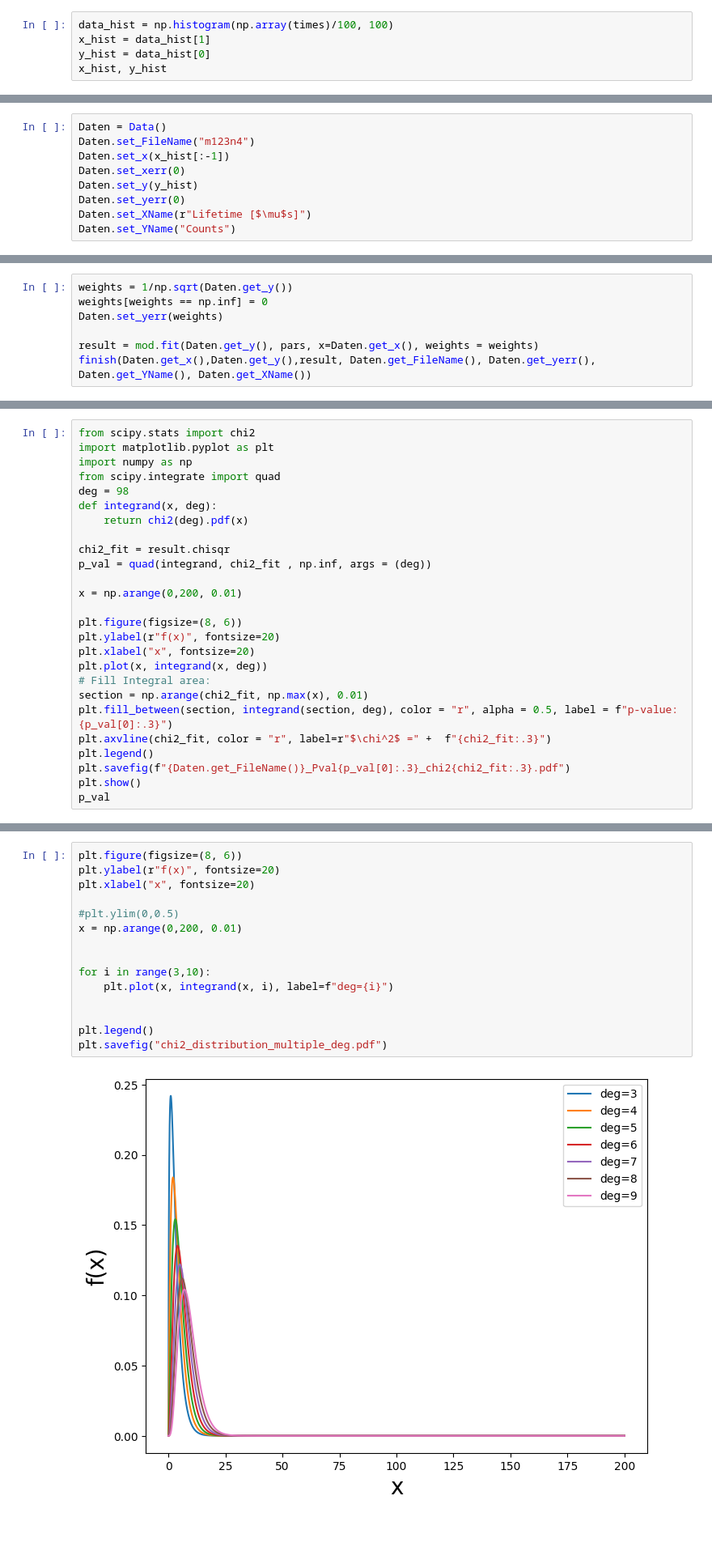
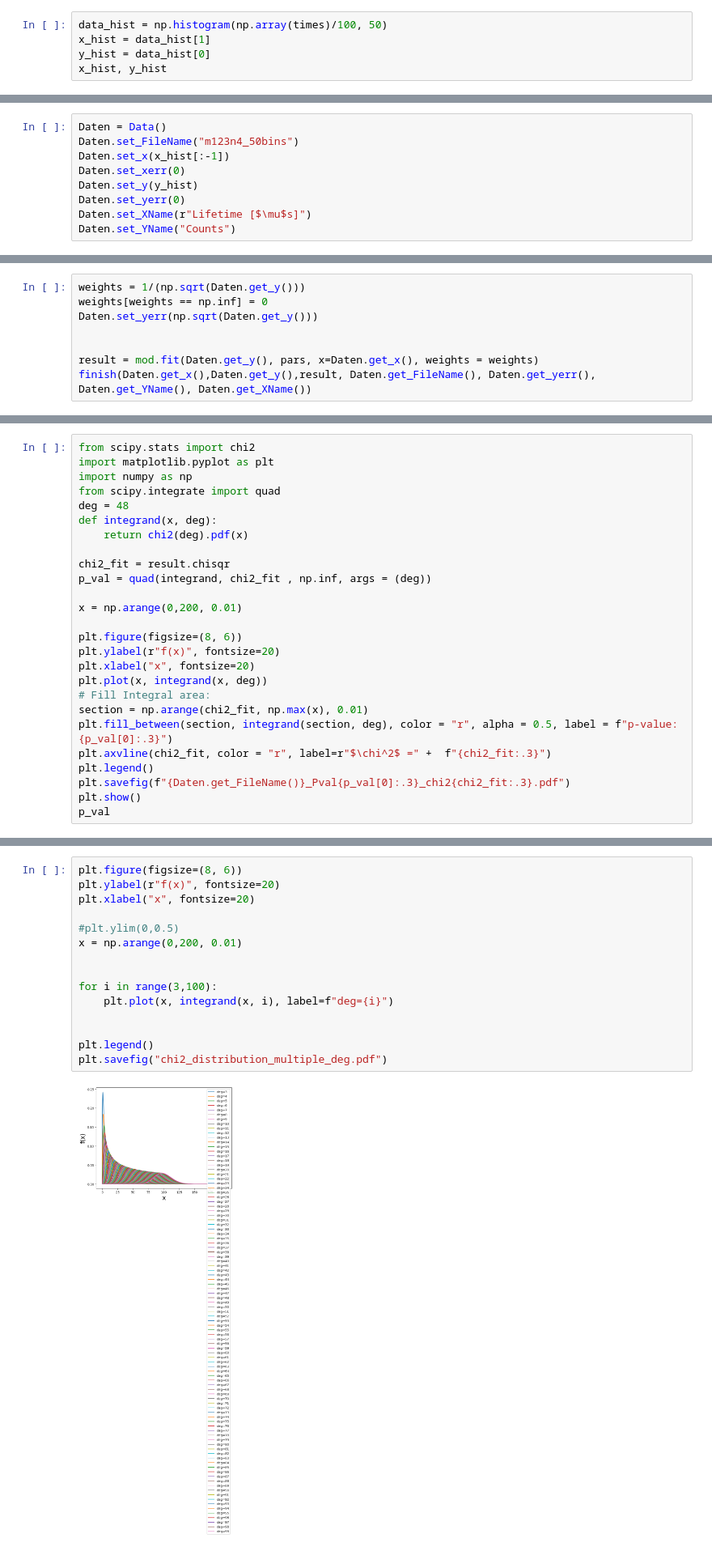
Before and after one commit to TimLockstedt/MP, a Jupyter notebook: FP6/A5/Plott_var_func_m123n4_pval.ipynb, the cells around one changed output, grey strips where cells are left out. Shown at 81% size. Drawn from its saved outputs; the diff is of its cells as text; blank space fills up the shorter version.

```diff
--- a/FP6/A5/Plott_var_func_m123n4_pval.ipynb
+++ b/FP6/A5/Plott_var_func_m123n4_pval.ipynb
@@ -405,7 +405,7 @@ len(times)
 # %% [markdown]
 # Errors of histogram
 # %%
-data_hist = np.histogram(np.array(times)/100, 100)
+data_hist = np.histogram(np.array(times)/100, 50)
 x_hist = data_hist[1]
 y_hist = data_hist[0]
 x_hist, y_hist
@@ -430,6 +424,6 @@ x_hist, y_hist
 # %%
 Daten = Data()
-Daten.set_FileName("m123n4")
+Daten.set_FileName("m123n4_50bins")
 Daten.set_x(x_hist[:-1])
 Daten.set_xerr(0)
 Daten.set_y(y_hist)
@@ -605,7 +580,8 @@ array([0.11785113, 0.16222142, 0.1490712 , 0.17149859, 0.16012815,
 # %%
-weights = 1/np.sqrt(Daten.get_y())
+weights = 1/(np.sqrt(Daten.get_y()))
 weights[weights == np.inf] = 0
-Daten.set_yerr(weights)
+Daten.set_yerr(np.sqrt(Daten.get_y()))
+
 
 result = mod.fit(Daten.get_y(), pars, x=Daten.get_x(), weights = weights)
 finish(Daten.get_x(),Daten.get_y(),result, Daten.get_FileName(), Daten.get_yerr(), Daten.get_YName(), Daten.get_XName())
@@ -661,7 +741,7 @@ from scipy.stats import chi2
 import matplotlib.pyplot as plt
 import numpy as np
 from scipy.integrate import quad
-deg = 98
+deg = 48
 def integrand(x, deg):
     return chi2(deg).pdf(x)
 
@@ -688,20 +768,20 @@ p_val
 # %%
 plt.figure(figsize=(8, 6))
 plt.ylabel(r"f(x)", fontsize=20)
 plt.xlabel("x", fontsize=20)
 
 #plt.ylim(0,0.5)
 x = np.arange(0,200, 0.01)
 
 
-for i in range(3,10):
+for i in range(3,100):
     plt.plot(x, integrand(x, i), label=f"deg={i}")
 
 
 plt.legend()
 plt.savefig("chi2_distribution_multiple_deg.pdf")
 # %% [output]
-[figure, old version]
+[figure, new version]
 # %%
 from uncertainties import unumpy as up
 a=up.uarray(2.201, 0.0953)
```
Also changed, not shown: parts of 14 cells of this notebook, 40 other files.
